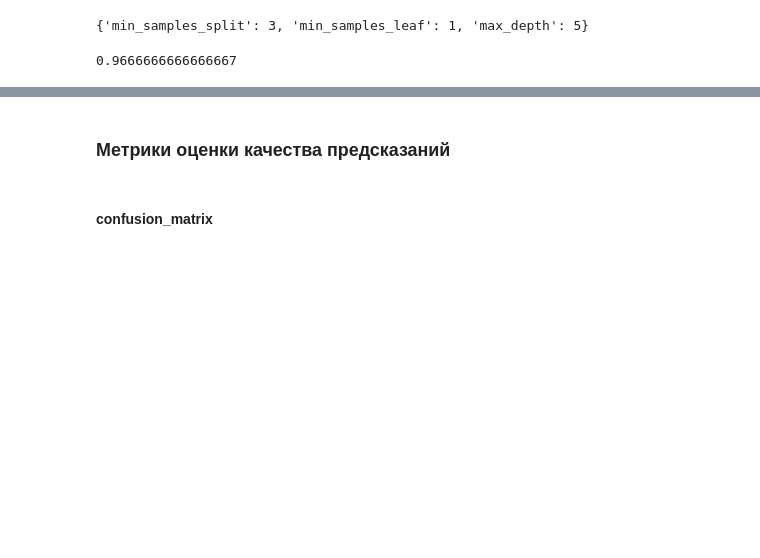
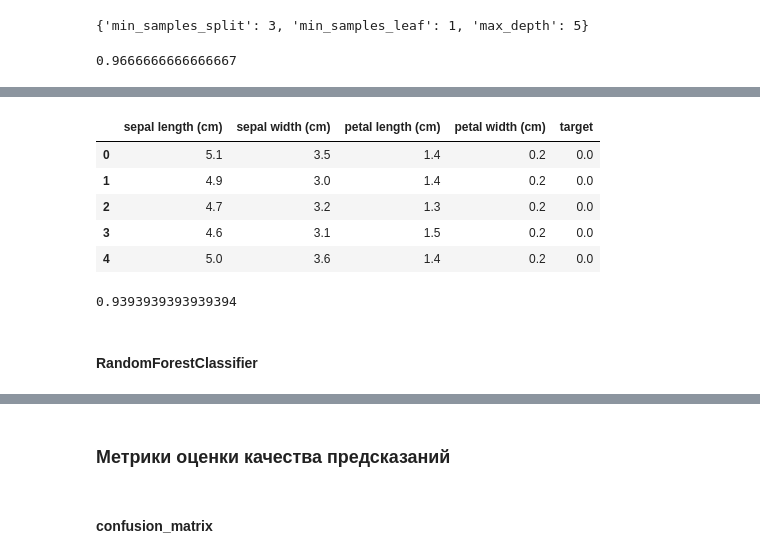
Before and after one commit to nikitosl/ML, a Jupyter notebook: ML Vacabulary.ipynb, the cells around one changed output, grey strips where cells are left out. Cells and saved outputs as stored; diff of their text form; code cells hidden in the pictures; blank space fills up the shorter version.

```diff
--- a/ML Vacabulary.ipynb
+++ b/ML Vacabulary.ipynb
@@ -640,0 +661,25 @@ rnd_search.best_score_
+# %%
+from sklearn.datasets import load_iris
+iris = load_iris()
+iris_df = pd.DataFrame(data= np.c_[iris['data'], iris['target']],
+                     columns= iris['feature_names'] + ['target'])
+# %%
+iris_df.head()
+# %% [output]
+|  | sepal length (cm) | sepal width (cm) | petal length (cm) | petal width (cm) | target |
+| 0 | 5.1 | 3.5 | 1.4 | 0.2 | 0.0 |
+| 1 | 4.9 | 3.0 | 1.4 | 0.2 | 0.0 |
+| 2 | 4.7 | 3.2 | 1.3 | 0.2 | 0.0 |
+| 3 | 4.6 | 3.1 | 1.5 | 0.2 | 0.0 |
+| 4 | 5.0 | 3.6 | 1.4 | 0.2 | 0.0 |
+# %%
+y = iris_df.target
+X = iris_df.drop('target', axis=1)
+X_train, X_test, y_train, y_test = train_test_split(X, y, test_size=0.66, random_state=3)
+clf = DecisionTreeClassifier()
+clf.fit(X_train, y_train)
+clf.score(X_test, y_test)
+# %% [output]
+0.9393939393939394
+# %% [markdown]
+#### RandomForestClassifier
```
Also changed, not shown: parts of 11 cells of this notebook, 2 other files.
